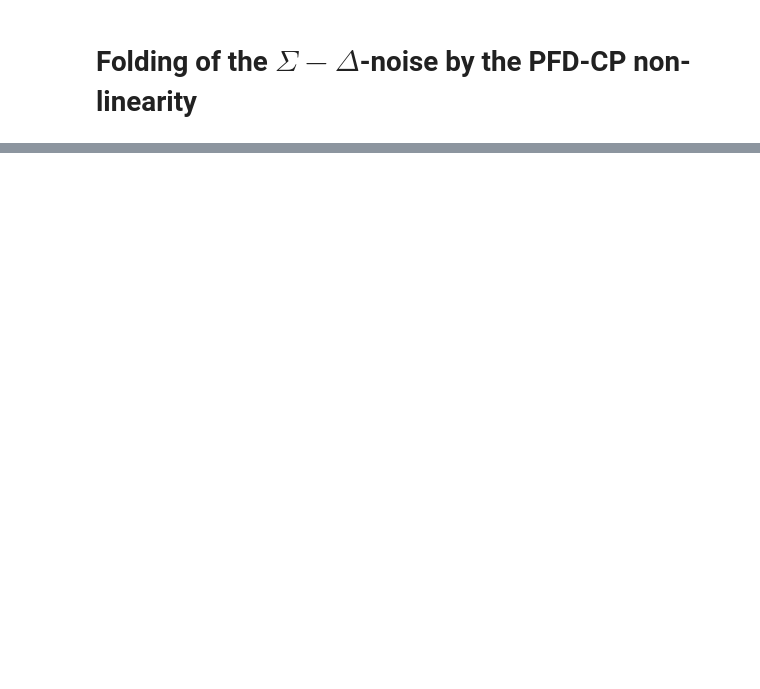
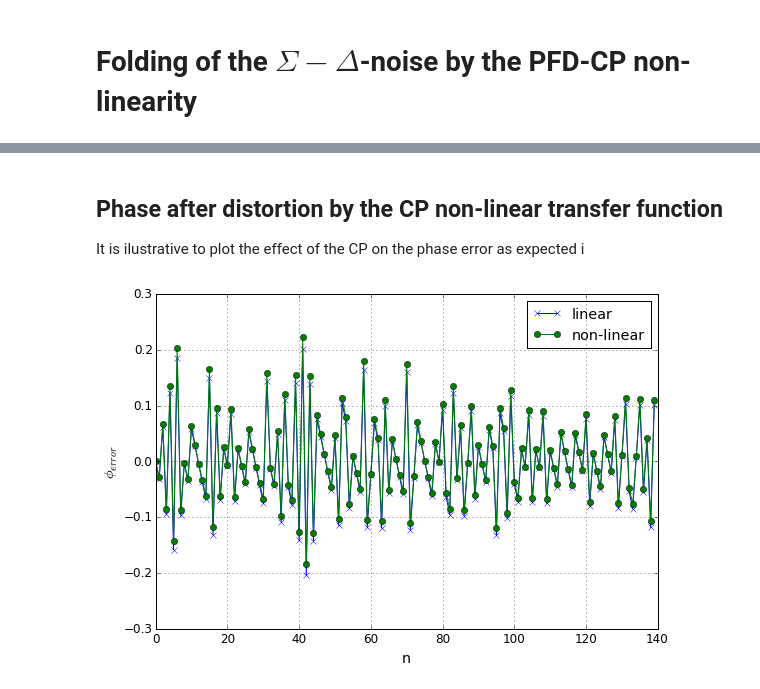
Before and after one commit to ivan33609/plldesigner, a Jupyter notebook: notebooks/Linearity.ipynb, the cells around one changed output, grey strips where cells are left out. Drawn from its saved outputs; the diff is of its cells as text; code cells hidden in the pictures; blank space fills up the shorter version.

```diff
--- a/notebooks/Linearity.ipynb
+++ b/notebooks/Linearity.ipynb
@@ -71,12 +2,0 @@ Lets suppose a CP with only missmatch between the positive and negative currents
-# %%
-def g(phi_er, mod=1, ip_miss=0, in_miss=0):
-    phi_er_mod = np.fmod(phi_er,mod)
-    phi_out = np.copy(phi_er_mod)
-    ixp = phi_er_mod > 0
-    ixn = phi_er_mod < 0
-    phi_out[ixp] = (1+ip_miss)*phi_out[ixp]
-    phi_out[ixn] = (1+in_miss)*phi_out[ixn]
-    return phi_out
-# suppose that the poitive current is 10% larger than expected
-# and the negative one 10% smaller
-g_miss = lambda phi : g(phi, 1, 0.1, -0.1)
@@ -187,0 +113,15 @@ ax = plt.semilogx(f,10*log10(Sxx/2))
+# %%
+# Function to model mismatch in the PFD-CP
+def g(phi_er, mod=1, ip_miss=0, in_miss=0, tdead=0):
+    phi_er_mod = np.fmod(phi_er,mod)
+    ix_dead = (abs(phi_er_mod) < tdead/2) |  ((1-abs(phi_er_mod)) <tdead/2)
+    phi_er_mod[ix_dead] = 0
+    phi_out = np.copy(phi_er_mod)
+    ixp = phi_er_mod > 0
+    ixn = phi_er_mod < 0
+    phi_out[ixp] = (1+ip_miss)*phi_out[ixp]
+    phi_out[ixn] = (1+in_miss)*phi_out[ixn]
+    return phi_out
+# suppose that the poitive current is 10% larger than expected
+# and the negative one 10% smaller
+g_miss = lambda phi : g(phi, 1, 0.1, -0.1, 0.00)
@@ -187,0 +138,15 @@ ax = plt.semilogx(f,10*log10(Sxx/2))
+# %% [markdown]
+## Phase after distortion by the CP non-linear transfer function
+It is ilustrative to plot the effect of the CP on the phase error as expected i
+# %%
+## Apply the non-linear function to phi_err
+phi_err_nonlin = g_miss(phi_err)
+
+# Plotting
+plt.xlabel('n')
+plt.ylabel('$\phi_{error}$')
+plt.plot(phi_err[0:140],'-x', label ='linear')
+ax = plt.plot(phi_err_nonlin[0:140],'-o', label= 'non-linear')
+leg = plt.legend()
+# %% [output]
+[figure, added]
```
Also changed, not shown: parts of 37 cells of this notebook.
